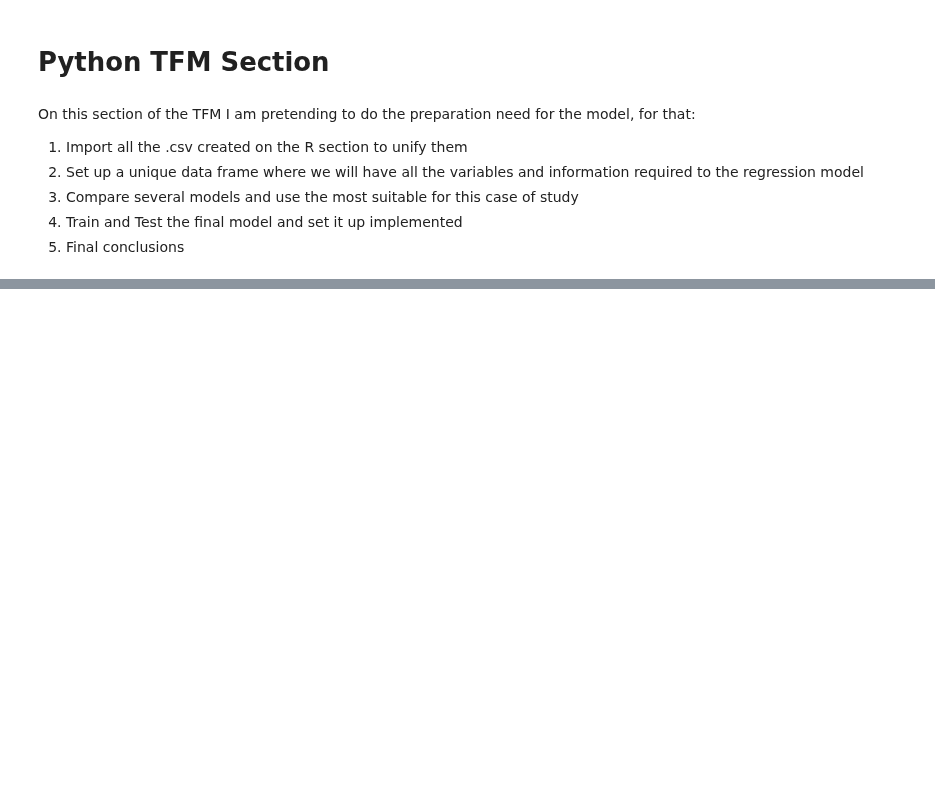
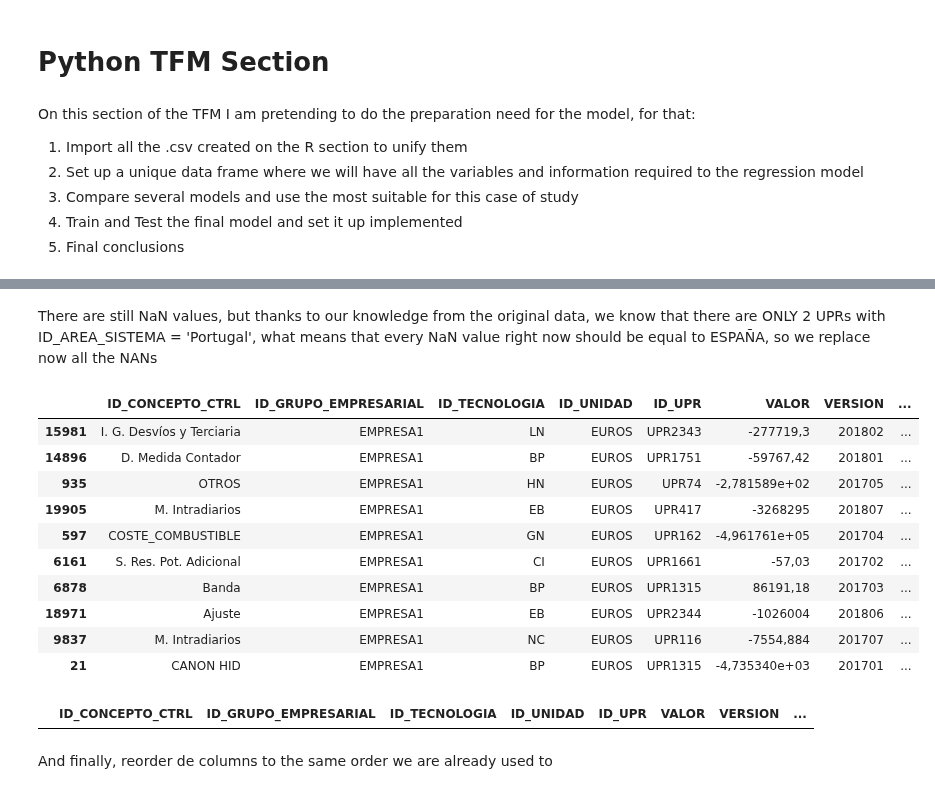
Before and after one commit to davescusope/TFM_Data_Science, a Jupyter notebook: 04.Data Modeling.ipynb, the cells around one changed output, grey strips where cells are left out. Saved outputs shown, nothing was run; the diff lists cells and outputs as text; code cells hidden in the pictures; blank space fills up the shorter version.

```diff
--- a/04.Data Modeling.ipynb
+++ b/04.Data Modeling.ipynb
@@ -107,0 +199,23 @@ NUCLEAR_WASTES_EUROS.csv
+# %% [markdown]
+There are still NaN values, but thanks to our knowledge from the original data, we know that there are ONLY 2 UPRs with ID_AREA_SISTEMA = 'Portugal', what means that every NaN value right now should be equal to ESPAÑA, so we replace now all the NANs
+# %%
+df_merged = df_merged.fillna('ESPAÑA')
+df_merged.sample(10)
+# %% [output]
+|  | ID_CONCEPTO_CTRL | ID_GRUPO_EMPRESARIAL | ID_TECNOLOGIA | ID_UNIDAD | ID_UPR | VALOR | VERSION | ... |
+| 15981 | I. G. Desvíos y Terciaria | EMPRESA1 | LN | EUROS | UPR2343 | -277719,3 | 201802 | ... |
+| 14896 | D. Medida Contador | EMPRESA1 | BP | EUROS | UPR1751 | -59767,42 | 201801 | ... |
+| 935 | OTROS | EMPRESA1 | HN | EUROS | UPR74 | -2,781589e+02 | 201705 | ... |
+| 19905 | M. Intradiarios | EMPRESA1 | EB | EUROS | UPR417 | -3268295 | 201807 | ... |
+| 597 | COSTE_COMBUSTIBLE | EMPRESA1 | GN | EUROS | UPR162 | -4,961761e+05 | 201704 | ... |
+| 6161 | S. Res. Pot. Adicional | EMPRESA1 | CI | EUROS | UPR1661 | -57,03 | 201702 | ... |
+| 6878 | Banda | EMPRESA1 | BP | EUROS | UPR1315 | 86191,18 | 201703 | ... |
+| 18971 | Ajuste | EMPRESA1 | EB | EUROS | UPR2344 | -1026004 | 201806 | ... |
+| 9837 | M. Intradiarios | EMPRESA1 | NC | EUROS | UPR116 | -7554,884 | 201707 | ... |
+| 21 | CANON HID | EMPRESA1 | BP | EUROS | UPR1315 | -4,735340e+03 | 201701 | ... |
+# %%
+df_merged[df_merged['ID_AREA_SISTEMA'].isna()].head(5)
+# %% [output]
+|  | ID_CONCEPTO_CTRL | ID_GRUPO_EMPRESARIAL | ID_TECNOLOGIA | ID_UNIDAD | ID_UPR | VALOR | VERSION | ... |
+# %% [markdown]
+And finally, reorder de columns to the same order we are already used to
```
Also changed, not shown: parts of 44 cells of this notebook, 2 other files.
